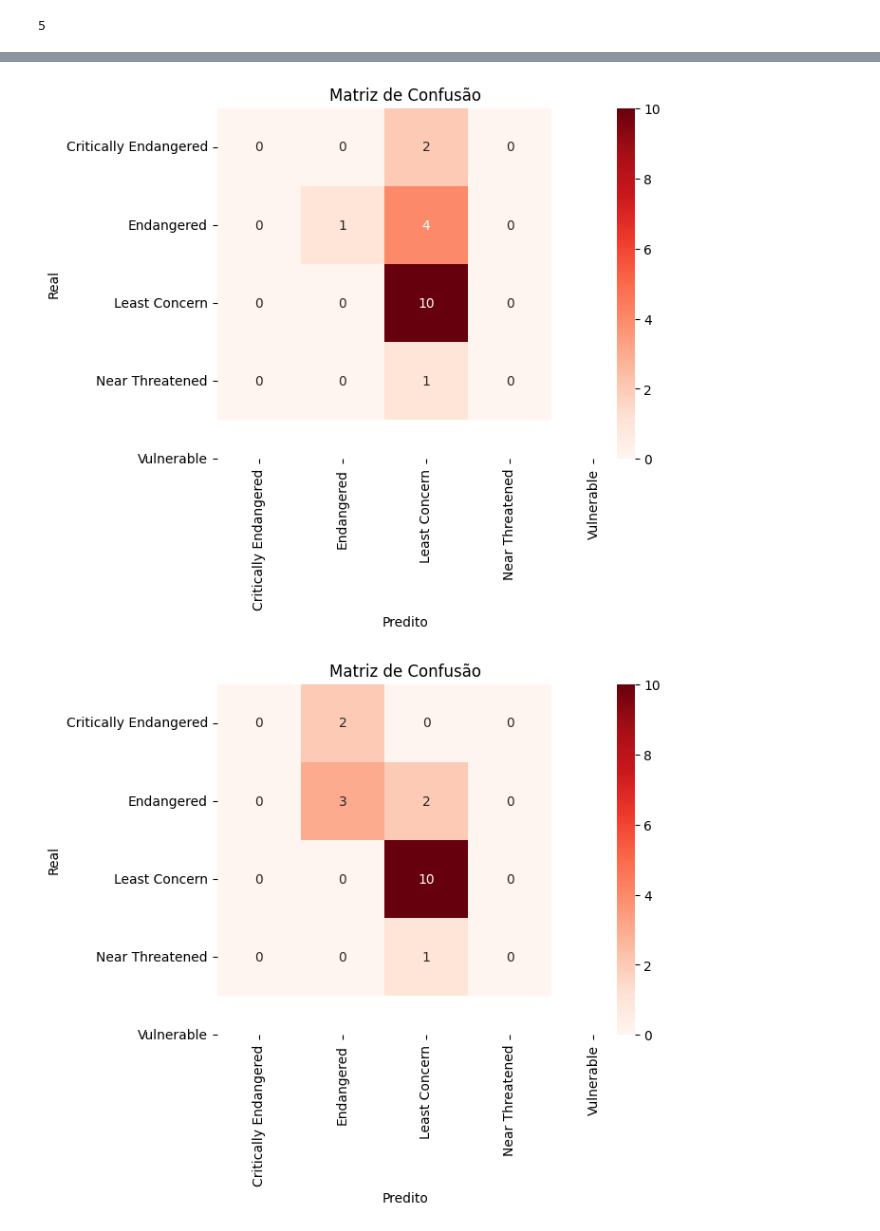
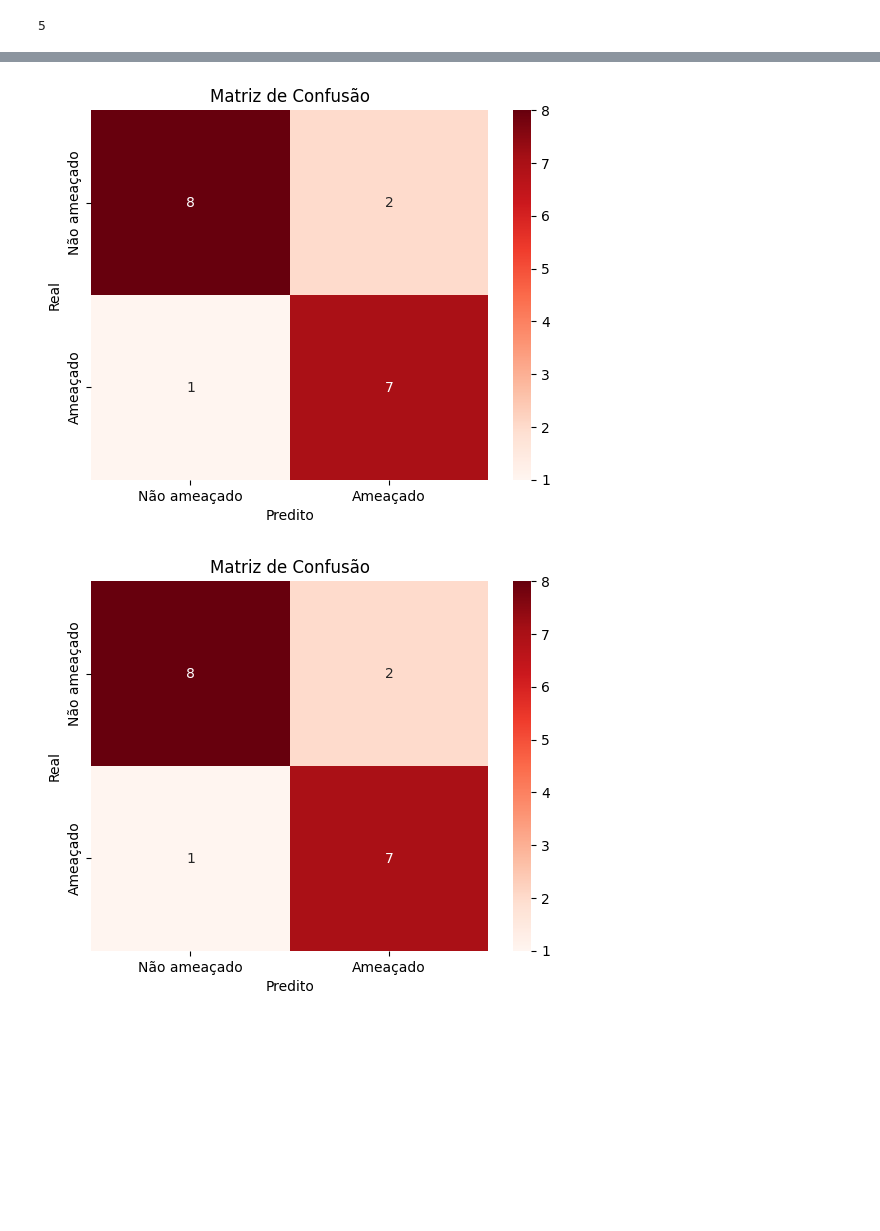
Before and after one commit to xaaaandao/din4072-applied-data-science, a Jupyter notebook: 09clf.ipynb, the cells around one changed output, grey strips where cells are left out. Saved outputs shown, nothing was run; the diff lists cells and outputs as text; code cells hidden in the pictures; blank space fills up the shorter version.

```diff
--- a/09clf.ipynb
+++ b/09clf.ipynb
@@ -27,7 +27,7 @@ df.head()
 | 4 | Piper longicaudatum | Endangered | 1.0 | 0.0 | 29560.0 | 1.0 | ... |
 # %%
 X = df[["ultimo_ano_coleta", "ano_descricao", "diferenca_data_coleta", "endemica", "total_ocorrencias", "total_sinonimos"]]
-y = df[["redListCategory"]]
+y = df[["enumRedListCategory"]]
 le = LabelEncoder()
 y_encoded = le.fit_transform(y)
 # %%
@@ -45,7 +45,7 @@ for fold, (train_index, test_index) in enumerate(skf.split(X, y)):
     y_train, y_test = y.iloc[train_index], y.iloc[test_index]
     print(f"  X_train shape: {X_train.shape}")
     print(f"  X_test  shape: {X_test.shape}")
-    clf = RandomForestClassifier(n_estimators=100, random_state=42)
+    clf = RandomForestClassifier(n_estimators=100, random_state=42, oob_score=True)
     clf2 = KNeighborsClassifier(n_neighbors=3)
     scaler = StandardScaler()
     X_train = scaler.fit_transform(X_train)
@@ -105,16 +114,17 @@ feature_importance
 # %%
 cm = confusion_matrix(y_test, y_pred)
-sns.heatmap(cm, annot=True, fmt="d", cmap="Reds", xticklabels=le.classes_, yticklabels=le.classes_)
+classes=["Não ameaçado", "Ameaçado"]
+sns.heatmap(cm, annot=True, fmt="d", cmap="Reds", xticklabels=classes, yticklabels=classes)
 plt.title("Matriz de Confusão")
 plt.xlabel("Predito")
 plt.ylabel("Real")
 plt.savefig("confusion_matrix-rf.png")
 plt.show()
 # %% [output]
-[figure, old version]
+[figure, new version]
 # %%
 cm = confusion_matrix(y_test, y_pred2)
-sns.heatmap(cm, annot=True, fmt="d", cmap="Reds", xticklabels=le.classes_, yticklabels=le.classes_)
+sns.heatmap(cm, annot=True, fmt="d", cmap="Reds", xticklabels=classes, yticklabels=classes)
 plt.title("Matriz de Confusão")
 plt.xlabel("Predito")
 plt.ylabel("Real")
@@ -122,4 +132,4 @@ plt.ylabel("Real")
 plt.savefig("confusion_matrix-knn.png")
 plt.show()
 # %% [output]
-[figure, old version]
+[figure, new version]
```
Also changed, not shown: parts of 4 cells of this notebook, 5 other files.
